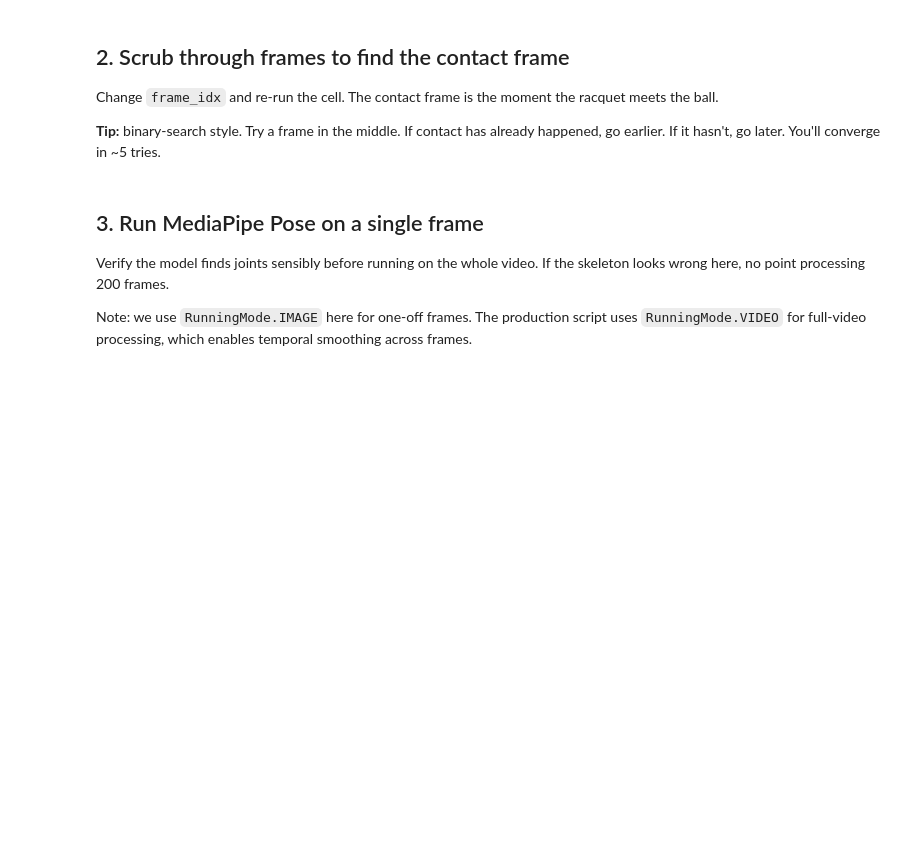
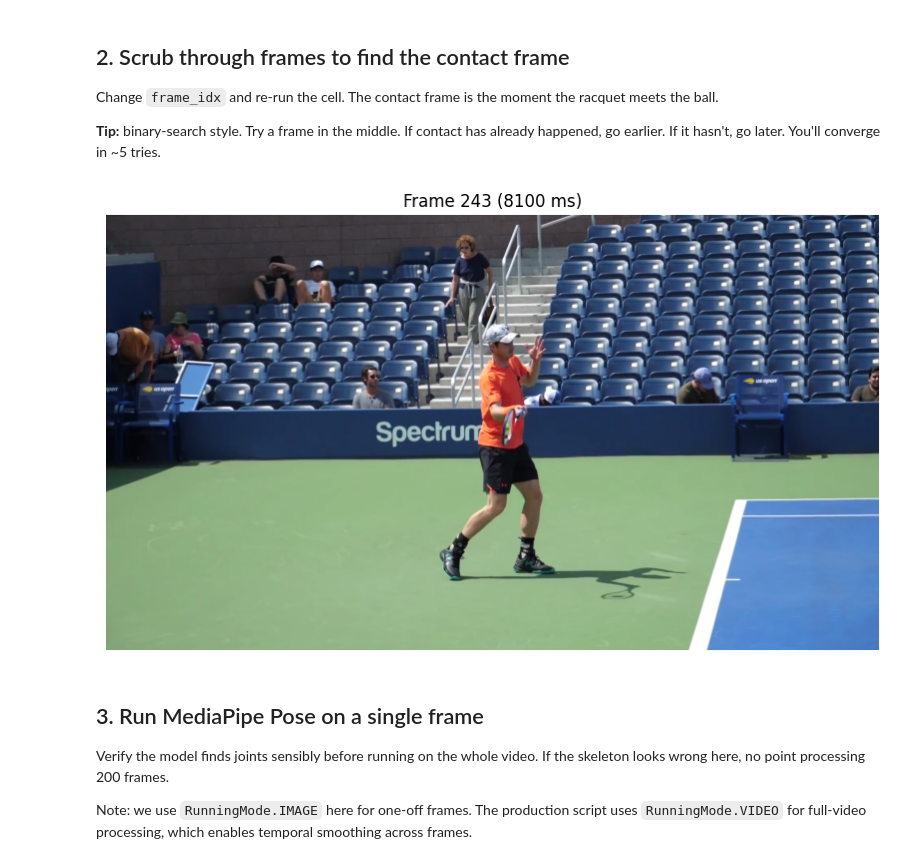
Before and after one commit to jihwantime/tennis-stroke-comparison, a Jupyter notebook: notebooks/explore_extraction.ipynb, the cells around one changed output. Drawn from its saved outputs; the diff is of its cells as text; code cells hidden in the pictures; blank space fills up the shorter version.

```diff
--- a/notebooks/explore_extraction.ipynb
+++ b/notebooks/explore_extraction.ipynb
@@ -63,19 +65,21 @@ Change `frame_idx` and re-run the cell. The contact frame is the moment the racq
 
 **Tip:** binary-search style. Try a frame in the middle. If contact has already happened, go earlier. If it hasn't, go later. You'll converge in ~5 tries.
 # %%
-frame_idx = 250  # change me
+frame_idx = 243  # change me
 
 cap = cv2.VideoCapture(str(VIDEO_PATH))
 cap.set(cv2.CAP_PROP_POS_FRAMES, frame_idx)
 ok, frame = cap.read()
 cap.release()
 assert ok, f"Could not read frame {frame_idx}"
 
 plt.figure(figsize=(10, 6))
 plt.imshow(cv2.cvtColor(frame, cv2.COLOR_BGR2RGB))
 plt.title(f"Frame {frame_idx} ({frame_idx/fps*1000:.0f} ms)")
 plt.axis('off')
 plt.show()
+# %% [output]
+[figure, added]
 # %% [markdown]
 ## 3. Run MediaPipe Pose on a single frame
 
```
Also changed, not shown: parts of 3 cells of this notebook, 2 other files.
